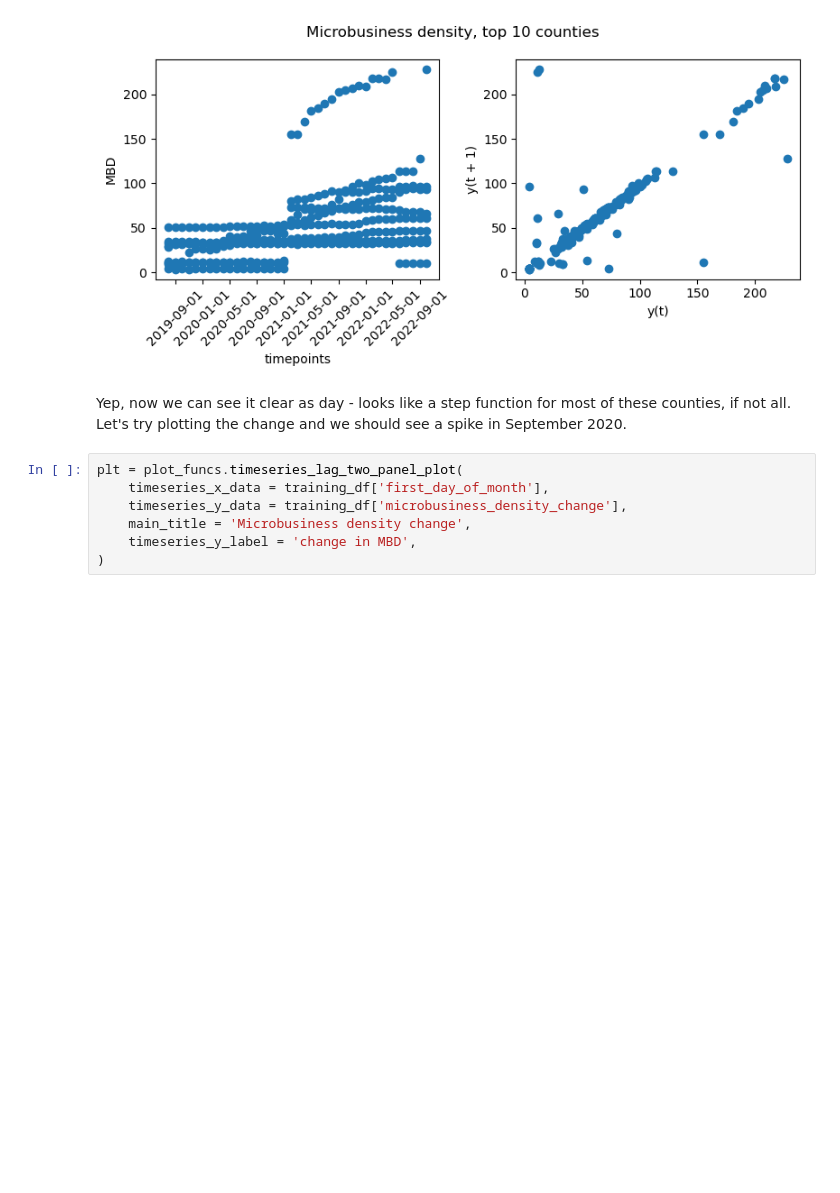
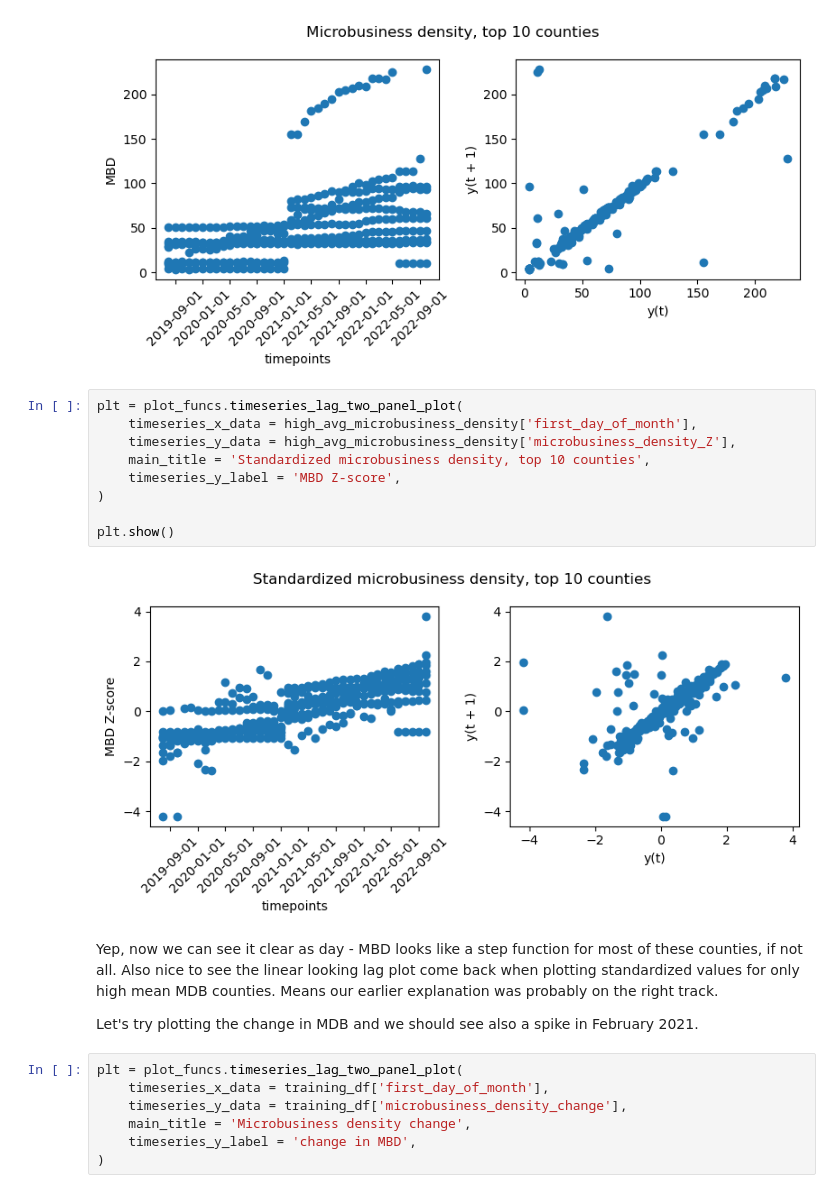
Before and after one commit to gperdrizet/kaggle_microbusiness, a Jupyter notebook: notebooks/02-data_exploration.ipynb, the cells around one changed output. Cells and saved outputs as stored; diff of their text form; blank space fills up the shorter version.

```diff
--- a/notebooks/02-data_exploration.ipynb
+++ b/notebooks/02-data_exploration.ipynb
@@ -566,8 +580,21 @@ plt = plot_funcs.timeseries_lag_two_panel_plot(
 plt.show()
 # %% [output]
 [figure]
+# %%
+plt = plot_funcs.timeseries_lag_two_panel_plot(
+    timeseries_x_data = high_avg_microbusiness_density['first_day_of_month'],
+    timeseries_y_data = high_avg_microbusiness_density['microbusiness_density_Z'],
+    main_title = 'Standardized microbusiness density, top 10 counties',
+    timeseries_y_label = 'MBD Z-score',
+)
+
+plt.show()
+# %% [output]
+[figure, added]
 # %% [markdown]
-Yep, now we can see it clear as day - looks like a step function for most of these counties, if not all. Let's try plotting the change and we should see a spike in September 2020.
+Yep, now we can see it clear as day - MBD looks like a step function for most of these counties, if not all. Also nice to see the linear looking lag plot come back when plotting standardized values for only high mean MDB counties. Means our earlier explanation was probably on the right track.
+
+Let's try plotting the change in MDB and we should see also a spike in February 2021.
 # %%
 plt = plot_funcs.timeseries_lag_two_panel_plot(
     timeseries_x_data = training_df['first_day_of_month'],
```
Also changed, not shown: parts of 24 cells of this notebook.
